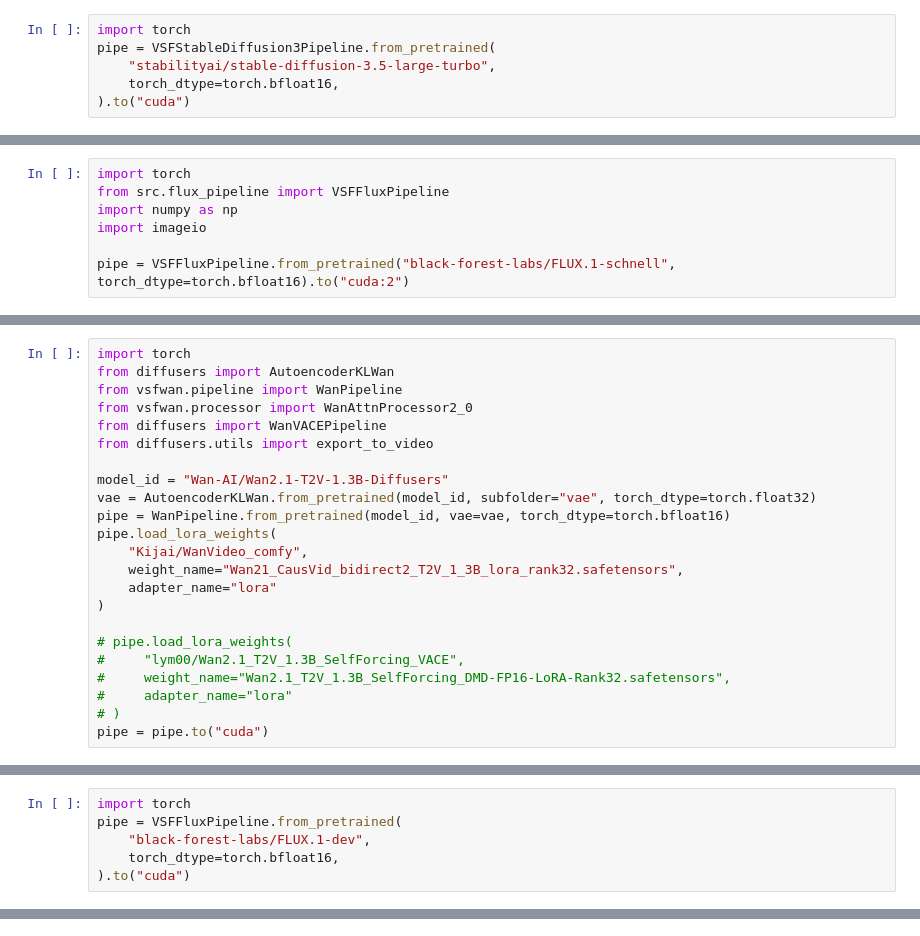
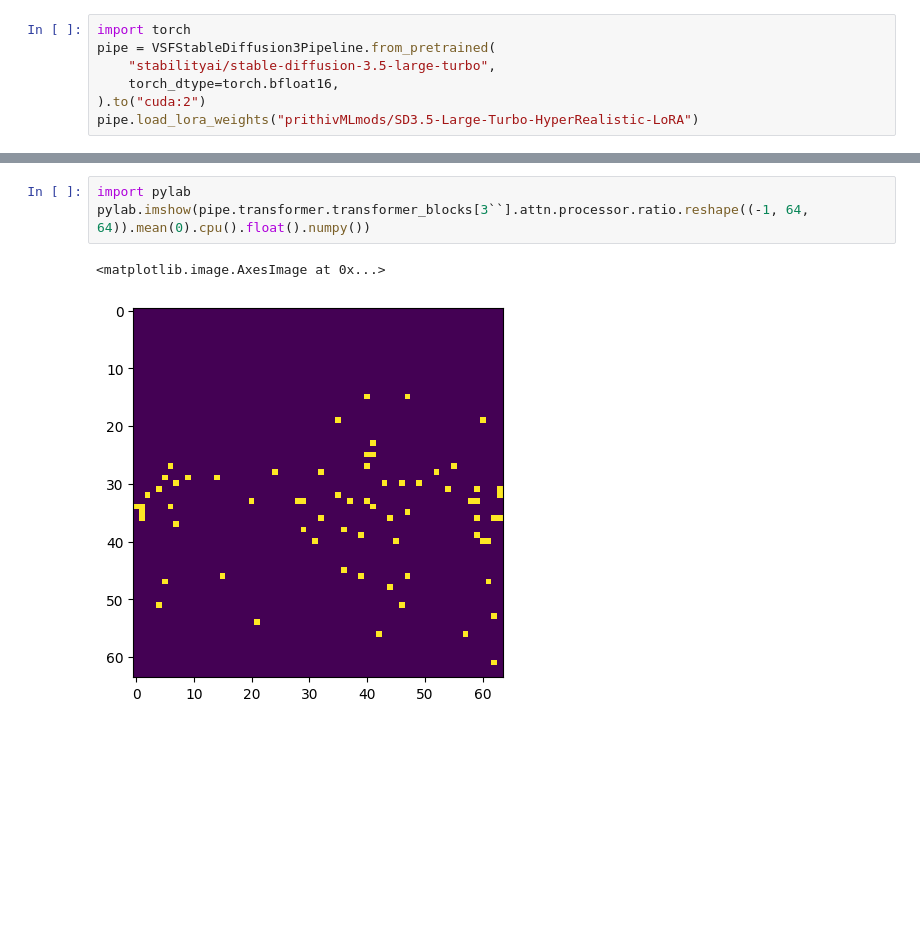
Before and after one commit to weathon/VSF, a Jupyter notebook: demo.ipynb, the cells around one changed output, grey strips where cells are left out. Saved outputs shown, nothing was run; the diff lists cells and outputs as text; blank space fills up the shorter version.

```diff
--- a/demo.ipynb
+++ b/demo.ipynb
@@ -5,4 +5,5 @@ import torch
 pipe = VSFStableDiffusion3Pipeline.from_pretrained(
     "stabilityai/stable-diffusion-3.5-large-turbo",
     torch_dtype=torch.bfloat16,
-).to("cuda")
+).to("cuda:2")
+pipe.load_lora_weights("prithivMLmods/SD3.5-Large-Turbo-HyperRealistic-LoRA")
@@ -58,7 +29,0 @@ plt.axis("off")
-# %%
-import torch
-from src.flux_pipeline import VSFFluxPipeline
-import numpy as np
-import imageio
-
-pipe = VSFFluxPipeline.from_pretrained("black-forest-labs/FLUX.1-schnell", torch_dtype=torch.bfloat16).to("cuda:2")
@@ -107,23 +29,0 @@ torch.Size([1, 256, 4096]) torch.Size([256, 3]) torch.Size([1, 4, 4096]) torch.S
-# %%
-import torch
-from diffusers import AutoencoderKLWan
-from vsfwan.pipeline import WanPipeline
-from vsfwan.processor import WanAttnProcessor2_0
-from diffusers import WanVACEPipeline
-from diffusers.utils import export_to_video
-
-model_id = "Wan-AI/Wan2.1-T2V-1.3B-Diffusers"
-vae = AutoencoderKLWan.from_pretrained(model_id, subfolder="vae", torch_dtype=torch.float32)
-pipe = WanPipeline.from_pretrained(model_id, vae=vae, torch_dtype=torch.bfloat16)
-pipe.load_lora_weights(
-    "Kijai/WanVideo_comfy",
-    weight_name="Wan21_CausVid_bidirect2_T2V_1_3B_lora_rank32.safetensors",
-    adapter_name="lora"
-)
-
-# pipe.load_lora_weights(
-#     "lym00/Wan2.1_T2V_1.3B_SelfForcing_VACE",
-#     weight_name="Wan2.1_T2V_1.3B_SelfForcing_DMD-FP16-LoRA-Rank32.safetensors",
-#     adapter_name="lora"
-# )
-pipe = pipe.to("cuda")
@@ -212,6 +29,0 @@ from src.flux_pipeline import VSFFluxPipeline
-# %%
-import torch
-pipe = VSFFluxPipeline.from_pretrained(
-    "black-forest-labs/FLUX.1-dev",
-    torch_dtype=torch.bfloat16,
-).to("cuda")
@@ -233,0 +30,6 @@ processor counts 19 38
+# %%
+import pylab
+pylab.imshow(pipe.transformer.transformer_blocks[3``].attn.processor.ratio.reshape((-1, 64, 64)).mean(0).cpu().float().numpy())
+# %% [output]
+<matplotlib.image.AxesImage at 0x...>
+[figure, added]
```
Also changed, not shown: parts of 16 cells of this notebook, 3 other files.
